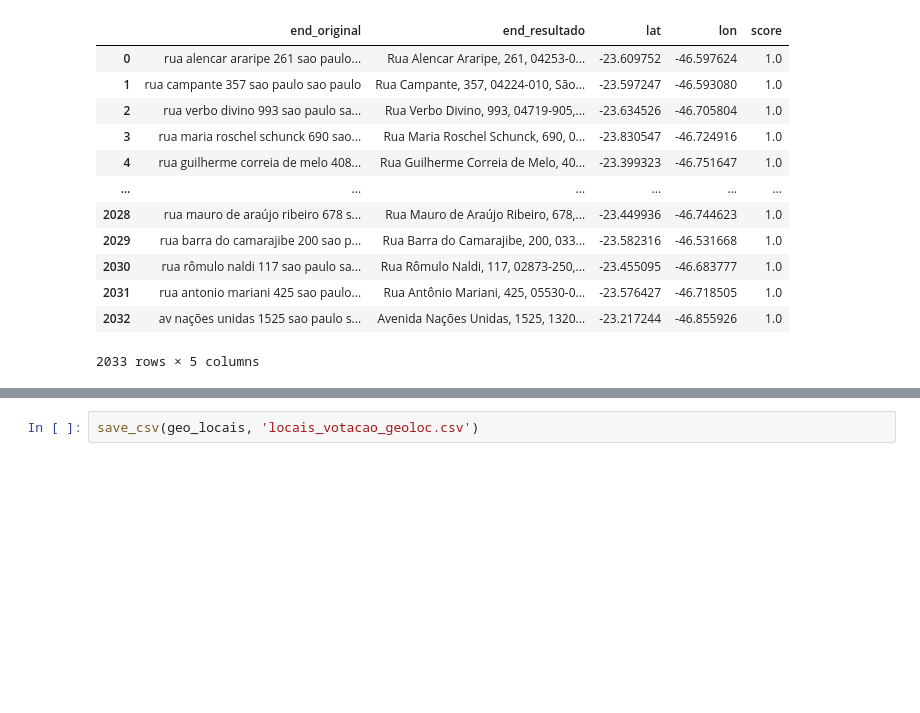
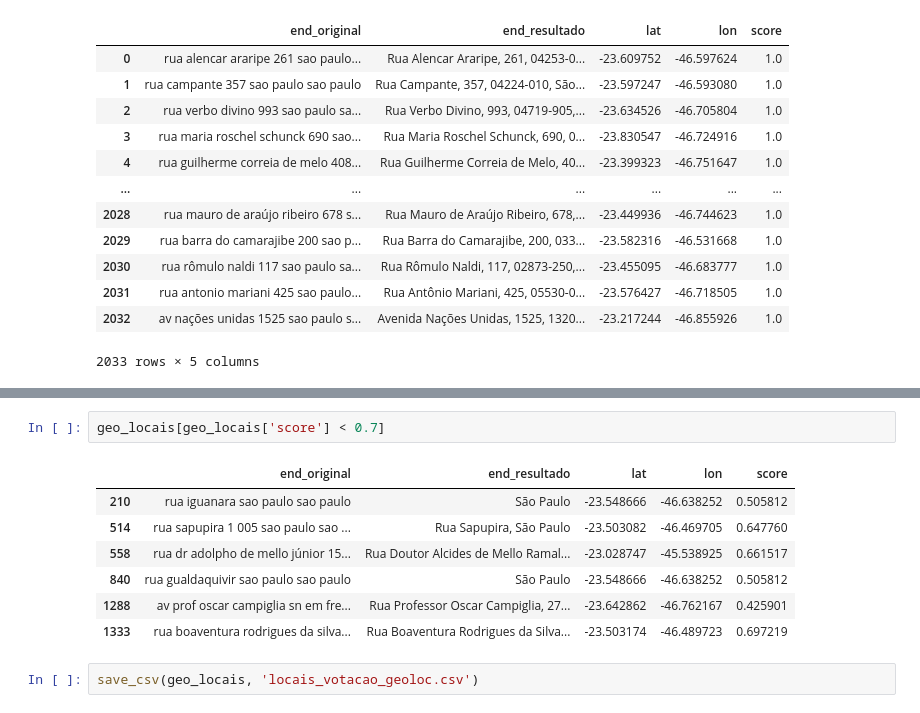
Before and after one commit to sepep-pmsp/parlamentares_sp, a Jupyter notebook: 05_locais_votacao.ipynb, the cells around one changed output, grey strips where cells are left out. Drawn from its saved outputs; the diff is of its cells as text; blank space fills up the shorter version.

Commit message:
locais

```diff
--- a/05_locais_votacao.ipynb
+++ b/05_locais_votacao.ipynb
@@ -135,3 +147,13 @@ geo_locais
+# %%
+geo_locais[geo_locais['score'] < 0.7]
+# %% [output]
+|  | end_original | end_resultado | lat | lon | score |
+| 210 | rua iguanara sao paulo sao paulo | São Paulo | -23.548666 | -46.638252 | 0.505812 |
+| 514 | rua sapupira 1 005 sao paulo sao ... | Rua Sapupira, São Paulo | -23.503082 | -46.469705 | 0.647760 |
+| 558 | rua dr adolpho de mello júnior 15... | Rua Doutor Alcides de Mello Ramal... | -23.028747 | -45.538925 | 0.661517 |
+| 840 | rua gualdaquivir sao paulo sao paulo | São Paulo | -23.548666 | -46.638252 | 0.505812 |
+| 1288 | av prof oscar campiglia sn em fre... | Rua Professor Oscar Campiglia, 27... | -23.642862 | -46.762167 | 0.425901 |
+| 1333 | rua boaventura rodrigues da silva... | Rua Boaventura Rodrigues da Silva... | -23.503174 | -46.489723 | 0.697219 |
 # %%
 save_csv(geo_locais, 'locais_votacao_geoloc.csv')
 # %% [output]
```
Also changed, not shown: parts of 1 cell of this notebook.
